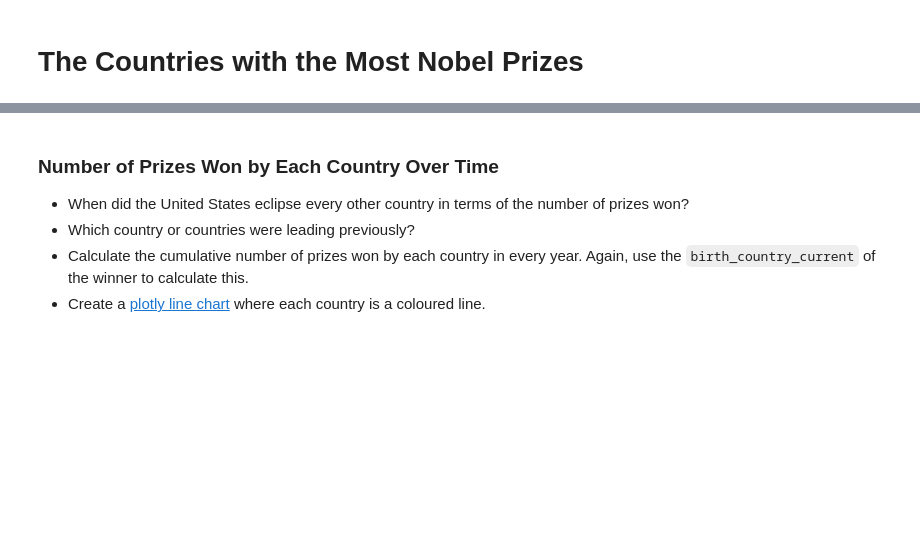
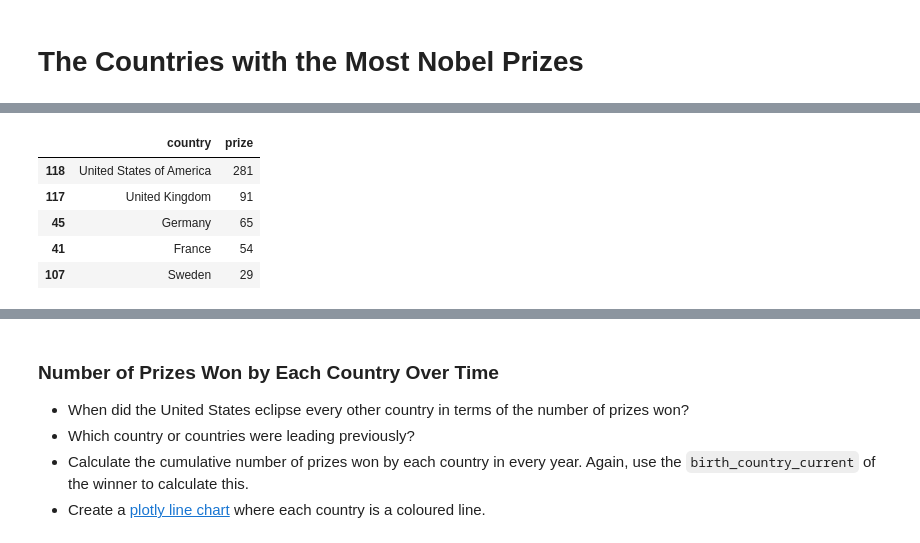
Before and after one commit to redrum88/100-Days-of-Code-Python-Bootcamp, a Jupyter notebook: day_78_nobel_prize_analysis.ipynb, the cells around one changed output, grey strips where cells are left out. Cells and saved outputs as stored; diff of their text form; code cells hidden in the pictures; blank space fills up the shorter version.

```diff
--- a/day_78_nobel_prize_analysis.ipynb
+++ b/day_78_nobel_prize_analysis.ipynb
@@ -389,3 +381,15 @@ plt.show()
 <img src=https://i.imgur.com/agcJdRS.png width=750>
 
 * What is the ranking for the top 20 countries in terms of the number of prizes?
+# %%
+top20_countries = df_data.groupby('birth_country')['prize'].count().reset_index()
+top20_countries.columns = ['country', 'prize']
+top20_countries = top20_countries.sort_values('prize', ascending=False).head(20)
+top20_countries.head()
+# %% [output]
+|  | country | prize |
+| 118 | United States of America | 281 |
+| 117 | United Kingdom | 91 |
+| 45 | Germany | 65 |
+| 41 | France | 54 |
+| 107 | Sweden | 29 |
```
Also changed, not shown: parts of 6 cells of this notebook.
